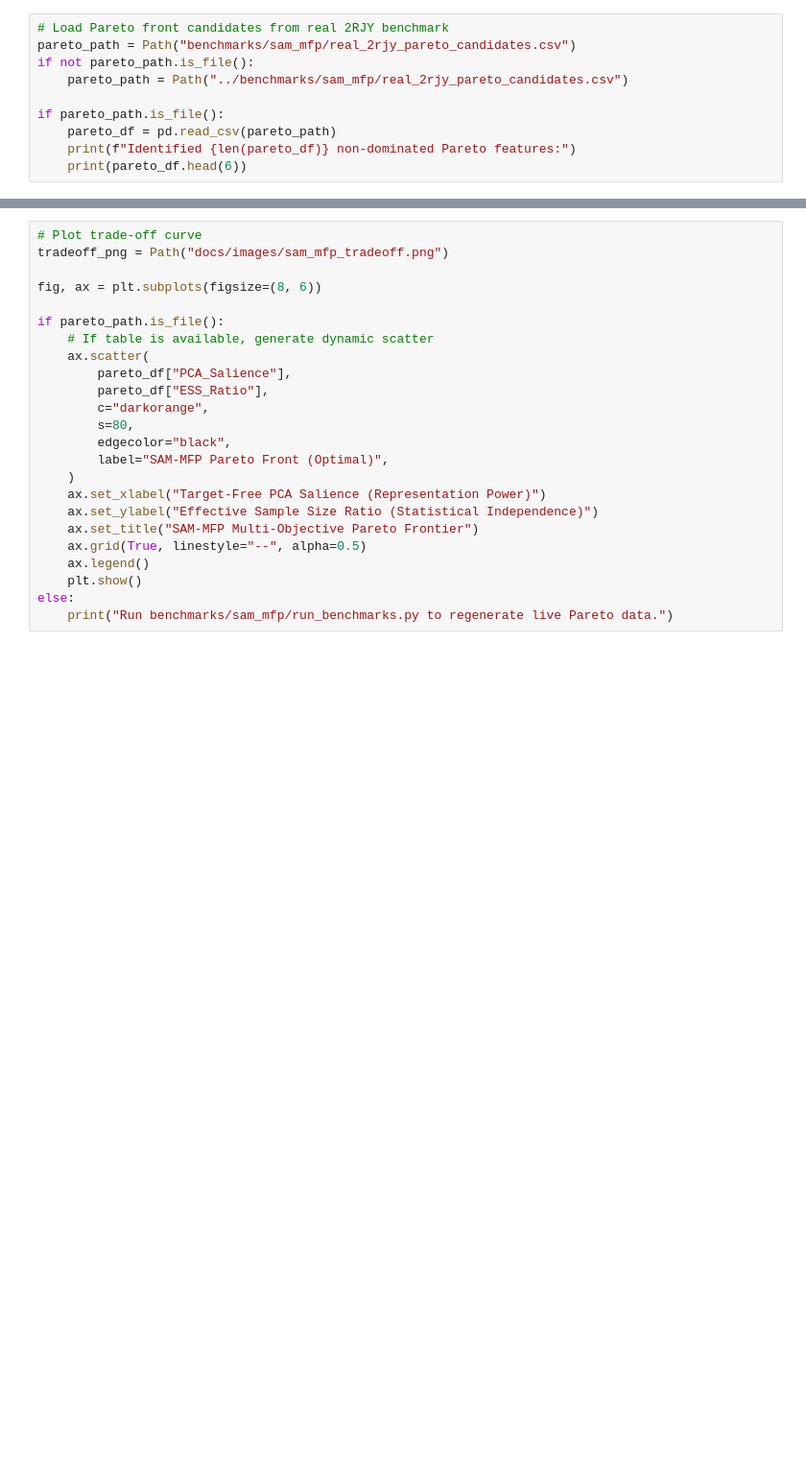
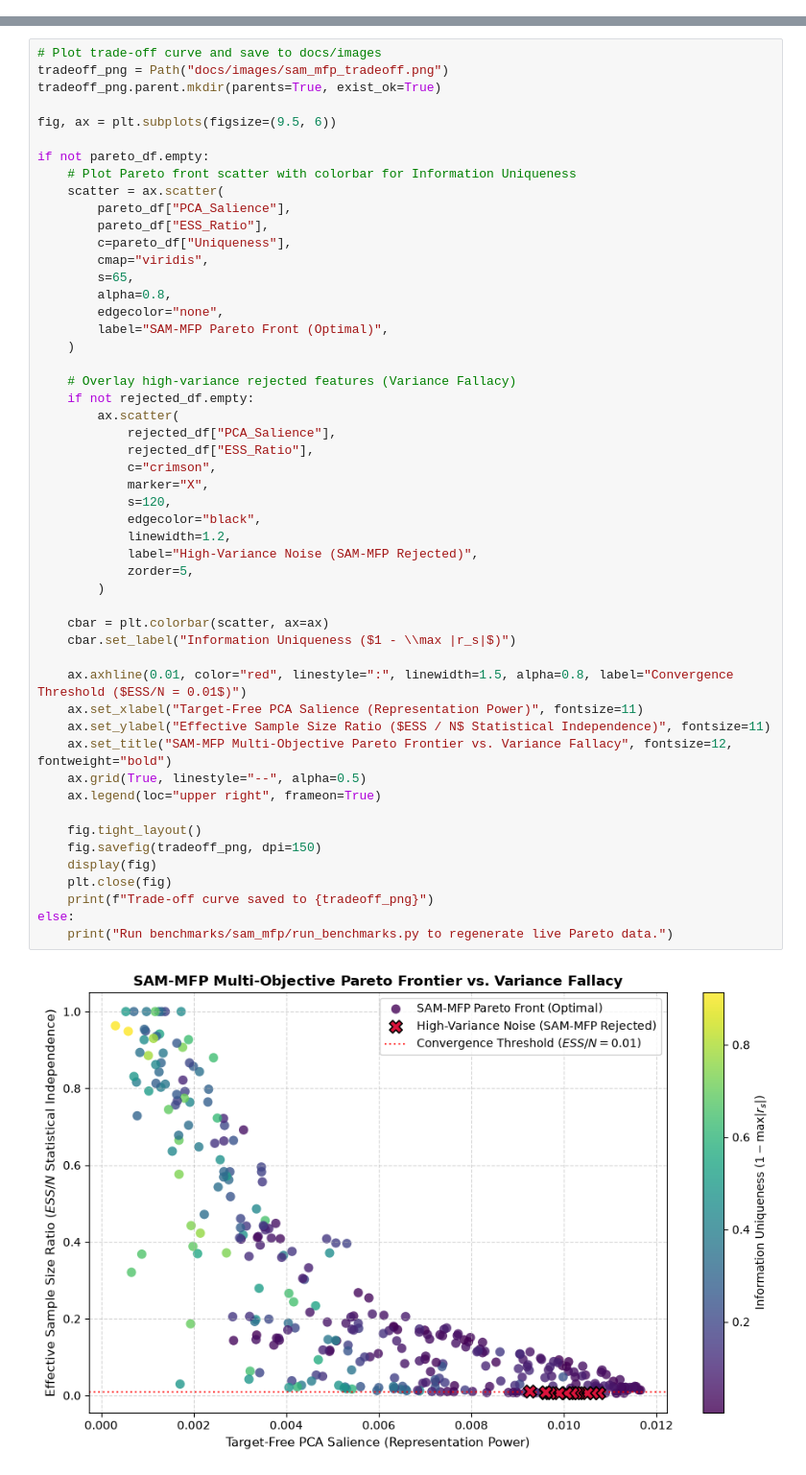
Before and after one commit to N-S8990/molscope, a Jupyter notebook: notebooks/03_Statistical_ML_and_SAM_MFP_Rigor.ipynb, the cells around one changed output, grey strips where cells are left out. Shown at 96% size. Cells and saved outputs as stored; diff of their text form; blank space fills up the shorter version.

```diff
--- a/notebooks/03_Statistical_ML_and_SAM_MFP_Rigor.ipynb
+++ b/notebooks/03_Statistical_ML_and_SAM_MFP_Rigor.ipynb
@@ -46,10 +120,0 @@ $$\max \left\{ \text{Representation Salience}, \text{ESS Ratio}, \text{Informati
-# %%
-# Load Pareto front candidates from real 2RJY benchmark
-pareto_path = Path("benchmarks/sam_mfp/real_2rjy_pareto_candidates.csv")
-if not pareto_path.is_file():
-    pareto_path = Path("../benchmarks/sam_mfp/real_2rjy_pareto_candidates.csv")
-
-if pareto_path.is_file():
-    pareto_df = pd.read_csv(pareto_path)
-    print(f"Identified {len(pareto_df)} non-dominated Pareto features:")
-    print(pareto_df.head(6))
@@ -60,24 +153,53 @@ The plot below shows how MolScope separates genuine conformational drivers from
 # %%
-# Plot trade-off curve
+# Plot trade-off curve and save to docs/images
 tradeoff_png = Path("docs/images/sam_mfp_tradeoff.png")
+tradeoff_png.parent.mkdir(parents=True, exist_ok=True)
 
-fig, ax = plt.subplots(figsize=(8, 6))
+fig, ax = plt.subplots(figsize=(9.5, 6))
 
-if pareto_path.is_file():
-    # If table is available, generate dynamic scatter
-    ax.scatter(
+if not pareto_df.empty:
+    # Plot Pareto front scatter with colorbar for Information Uniqueness
+    scatter = ax.scatter(
         pareto_df["PCA_Salience"],
         pareto_df["ESS_Ratio"],
-        c="darkorange",
-        s=80,
-        edgecolor="black",
+        c=pareto_df["Uniqueness"],
+        cmap="viridis",
+        s=65,
+        alpha=0.8,
+        edgecolor="none",
         label="SAM-MFP Pareto Front (Optimal)",
     )
-    ax.set_xlabel("Target-Free PCA Salience (Representation Power)")
-    ax.set_ylabel("Effective Sample Size Ratio (Statistical Independence)")
-    ax.set_title("SAM-MFP Multi-Objective Pareto Frontier")
+
+    # Overlay high-variance rejected features (Variance Fallacy)
+    if not rejected_df.empty:
+        ax.scatter(
+            rejected_df["PCA_Salience"],
+            rejected_df["ESS_Ratio"],
+            c="crimson",
+            marker="X",
+            s=120,
+            edgecolor="black",
+            linewidth=1.2,
+            label="High-Variance Noise (SAM-MFP Rejected)",
+            zorder=5,
+        )
+
+    cbar = plt.colorbar(scatter, ax=ax)
+    cbar.set_label("Information Uniqueness ($1 - \\max |r_s|$)")
+
+    ax.axhline(0.01, color="red", linestyle=":", linewidth=1.5, alpha=0.8, label="Convergence Threshold ($ESS/N = 0.01$)")
+    ax.set_xlabel("Target-Free PCA Salience (Representation Power)", fontsize=11)
+    ax.set_ylabel("Effective Sample Size Ratio ($ESS / N$ Statistical Independence)", fontsize=11)
+    ax.set_title("SAM-MFP Multi-Objective Pareto Frontier vs. Variance Fallacy", fontsize=12, fontweight="bold")
     ax.grid(True, linestyle="--", alpha=0.5)
-    ax.legend()
-    plt.show()
+    ax.legend(loc="upper right", frameon=True)
+
+    fig.tight_layout()
+    fig.savefig(tradeoff_png, dpi=150)
+    display(fig)
+    plt.close(fig)
+    print(f"Trade-off curve saved to {tradeoff_png}")
 else:
     print("Run benchmarks/sam_mfp/run_benchmarks.py to regenerate live Pareto data.")
+# %% [output]
+[figure, added]
```
Also changed, not shown: parts of 16 cells of this notebook.
